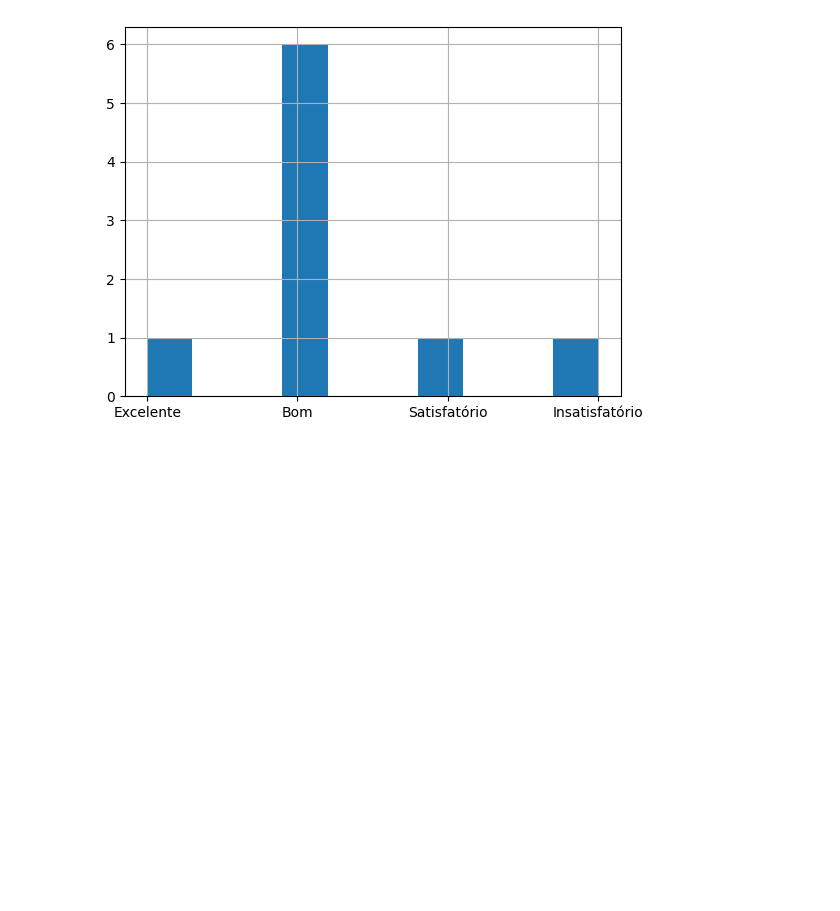
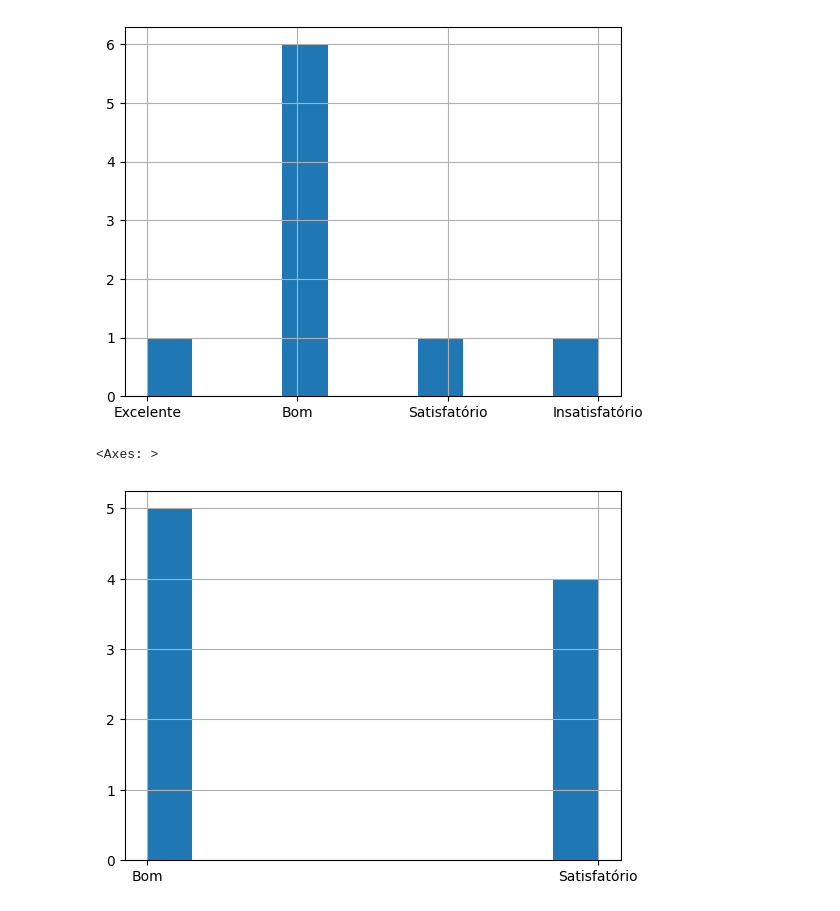
Before and after one commit to HellenCris808/Python, a Jupyter notebook: planilha2.ipynb, the cells around one changed output. Drawn from its saved outputs; the diff is of its cells as text; code cells hidden in the pictures; blank space fills up the shorter version.

```diff
--- a/planilha2.ipynb
+++ b/planilha2.ipynb
@@ -19,3 +19,8 @@ dados['Aprendizagem dos alunos - a articulação entre teoria e prática.'].hist
 # %% [output]
 <Axes: >
 [figure]
+# %%
+dados['Aprendizagem dos alunos - O interesse dos alunos com a formação ética e cidadã'].hist()
+# %% [output]
+<Axes: >
+[figure, added]
```
Also changed, not shown: parts of 7 cells of this notebook.
